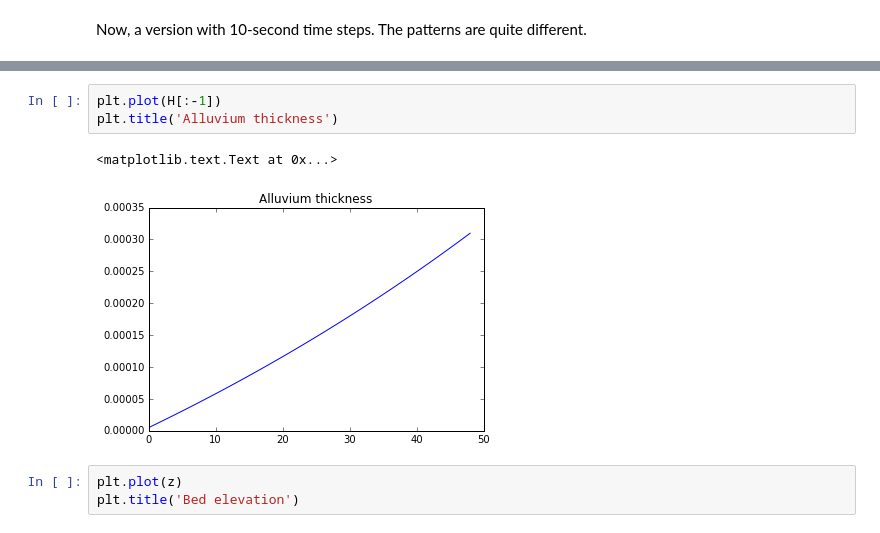
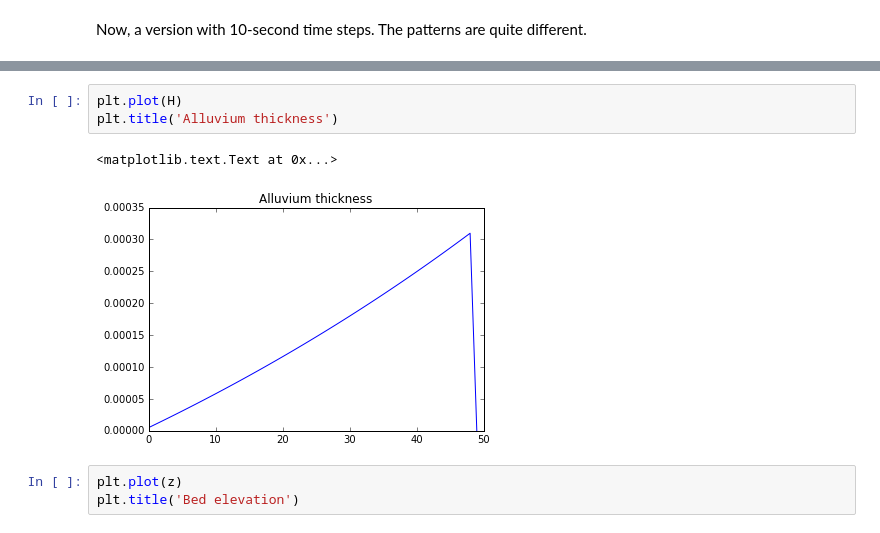
Before and after one commit to gregtucker/fluvial_erosion_theory, a Jupyter notebook: numerical_space_model_1d_timeloop.ipynb, the cells around one changed output, grey strips where cells are left out. Saved outputs shown, nothing was run; the diff lists cells and outputs as text.

```diff
--- a/numerical_space_model_1d_timeloop.ipynb
+++ b/numerical_space_model_1d_timeloop.ipynb
@@ -156,11 +151,11 @@ for i in range(num_time_steps):
 
     z = R + H
 # %%
-plt.plot(H[:-1])
+plt.plot(H)
 plt.title('Alluvium thickness')
 # %% [output]
 <matplotlib.text.Text at 0x...>
-[figure, old version]
+[figure, new version]
 # %%
 plt.plot(z)
 plt.title('Bed elevation')
```
Also changed, not shown: parts of 9 cells of this notebook.
